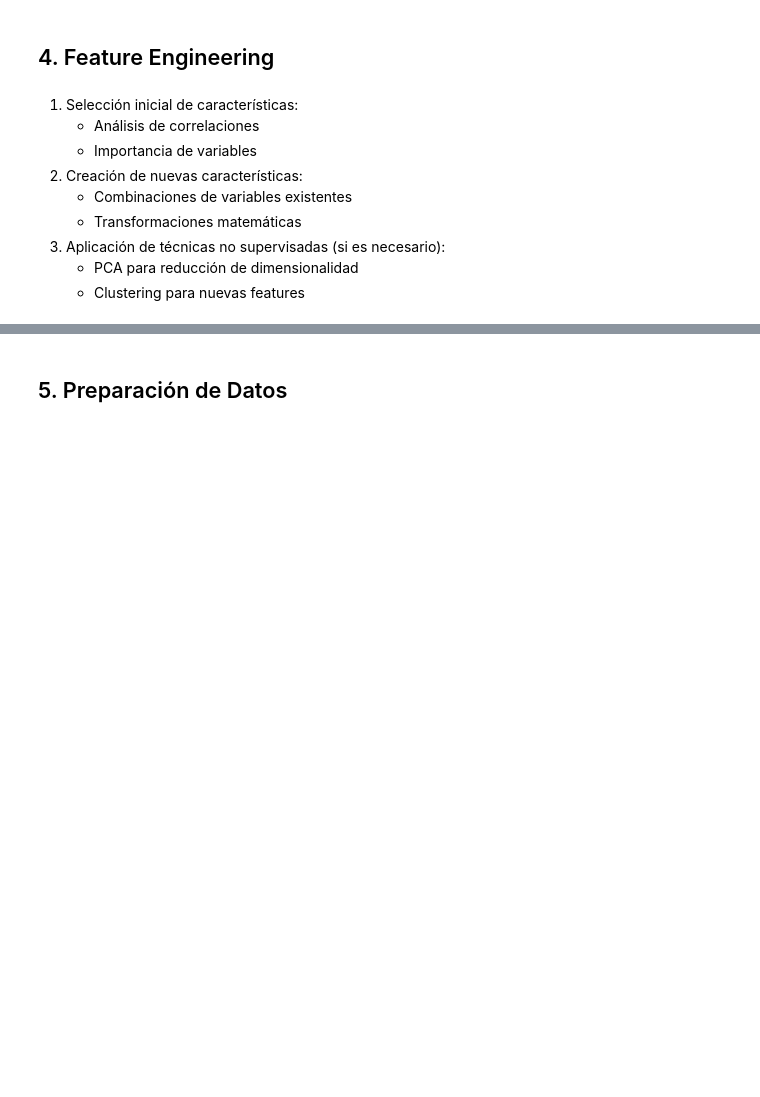
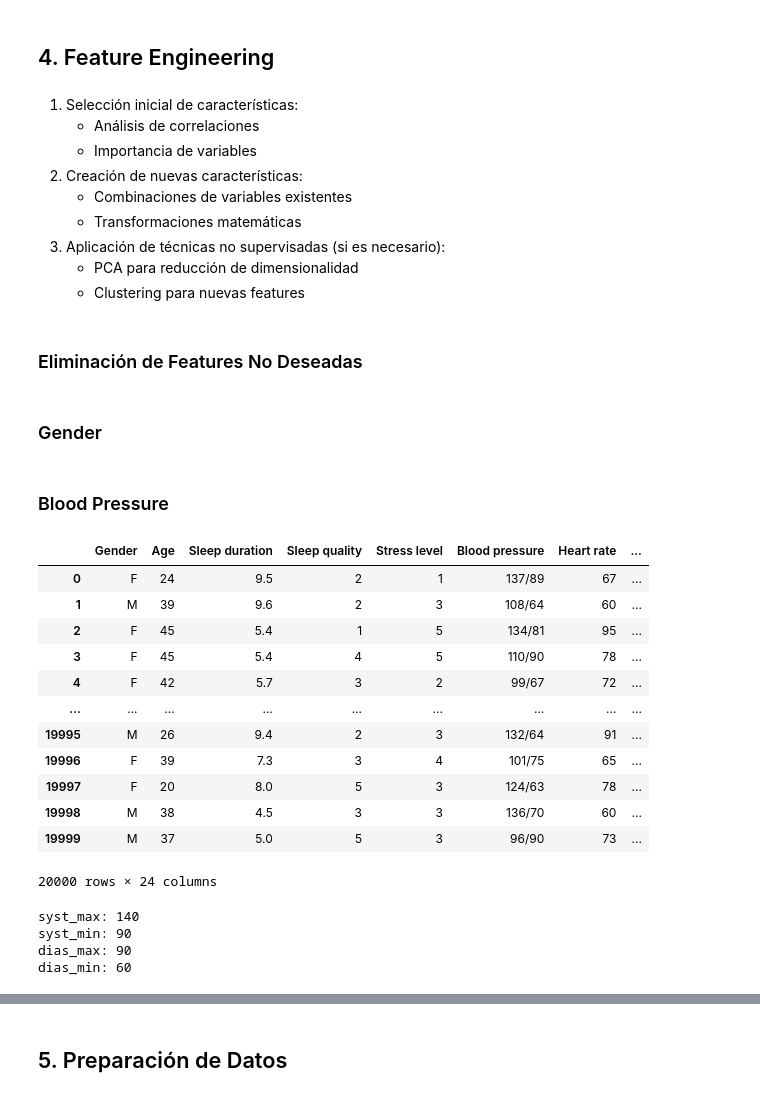
Before and after one commit to JuanManiglia/DS102024, a Jupyter notebook: 3-MachineLearning/10-Proyecto_ML/src/notebooks/limpieza.ipynb, the cells around one changed output, grey strips where cells are left out. Cells and saved outputs as stored; diff of their text form; code cells hidden in the pictures; blank space fills up the shorter version.

```diff
--- a/3-MachineLearning/10-Proyecto_ML/src/notebooks/limpieza.ipynb
+++ b/3-MachineLearning/10-Proyecto_ML/src/notebooks/limpieza.ipynb
@@ -226,3 +231,5 @@ df.drop(columns=['Discomfort Eye-strain', 'Redness in eye', 'Itchiness/Irritatio
 3. Aplicación de técnicas no supervisadas (si es necesario):
    - PCA para reducción de dimensionalidad
    - Clustering para nuevas features
+# %% [markdown]
+### Eliminación de Features No Deseadas
@@ -228,0 +238,34 @@ df.drop(columns=['Discomfort Eye-strain', 'Redness in eye', 'Itchiness/Irritatio
+# %% [markdown]
+### Gender
+# %% [markdown]
+### Blood Pressure
+# %%
+# División de presión sanguínea entre sistólica y diastólica
+
+df[['systolic', 'diastolic']] = df['Blood pressure'].str.split('/', expand=True).astype(int)
+df
+# %% [output]
+|  | Gender | Age | Sleep duration | Sleep quality | Stress level | Blood pressure | Heart rate | ... |
+| 0 | F | 24 | 9.5 | 2 | 1 | 137/89 | 67 | ... |
+| 1 | M | 39 | 9.6 | 2 | 3 | 108/64 | 60 | ... |
+| 2 | F | 45 | 5.4 | 1 | 5 | 134/81 | 95 | ... |
+| 3 | F | 45 | 5.4 | 4 | 5 | 110/90 | 78 | ... |
+| 4 | F | 42 | 5.7 | 3 | 2 | 99/67 | 72 | ... |
+| ... | ... | ... | ... | ... | ... | ... | ... | ... |
+| 19995 | M | 26 | 9.4 | 2 | 3 | 132/64 | 91 | ... |
+| 19996 | F | 39 | 7.3 | 3 | 4 | 101/75 | 65 | ... |
+| 19997 | F | 20 | 8.0 | 5 | 3 | 124/63 | 78 | ... |
+| 19998 | M | 38 | 4.5 | 3 | 3 | 136/70 | 60 | ... |
+| 19999 | M | 37 | 5.0 | 5 | 3 | 96/90 | 73 | ... |
+20000 rows × 24 columns
+# %%
+# Comprobación de valores máximos y mínimos presentes en el dataframe
+print("syst_max:", df['systolic'].max())
+print("syst_min:", df['systolic'].min())
+print("dias_max:", df['diastolic'].max())
+print("dias_min:", df['diastolic'].min())
+# %% [output]
+syst_max: 140
+syst_min: 90
+dias_max: 90
+dias_min: 60
```
Also changed, not shown: parts of 8 cells of this notebook, 14 other files.
